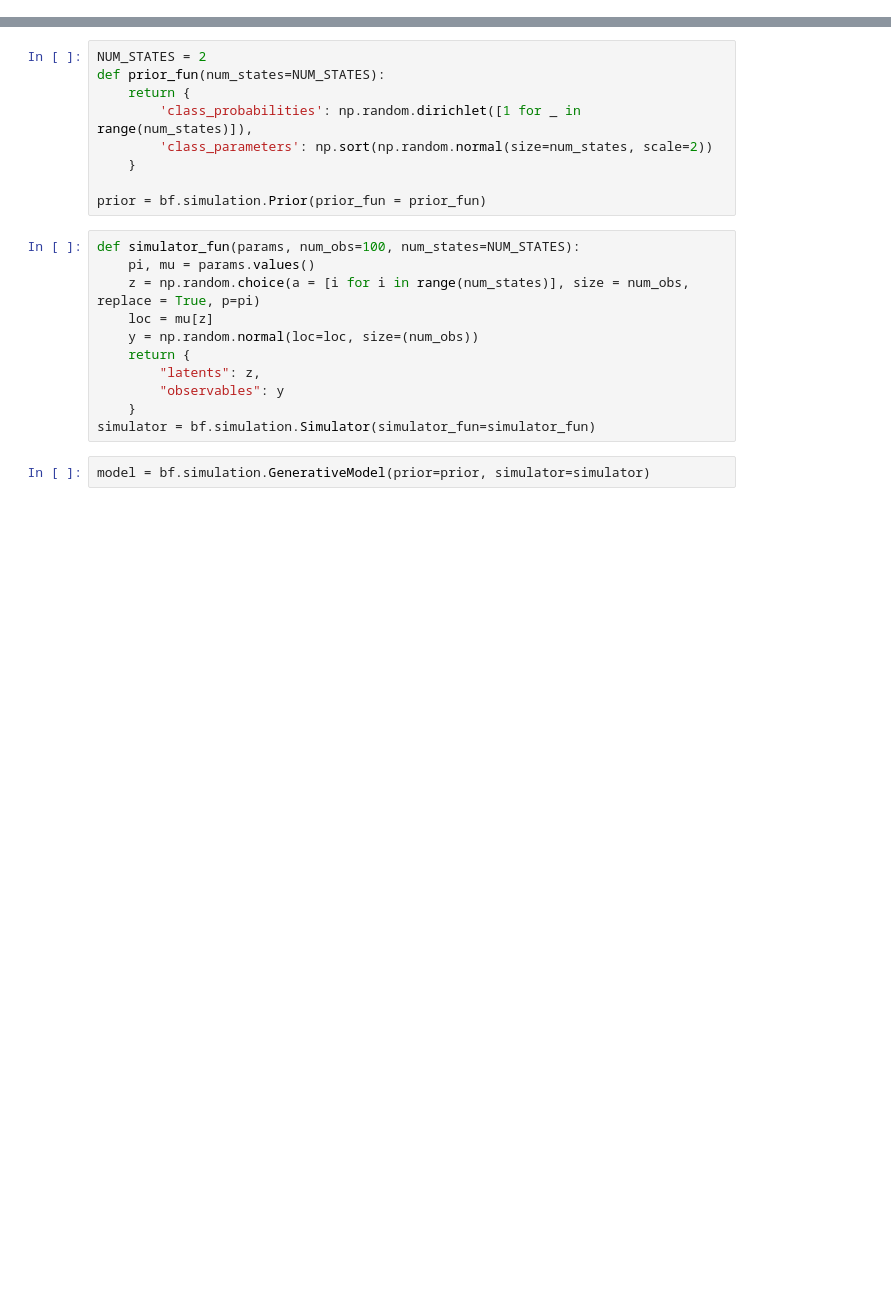
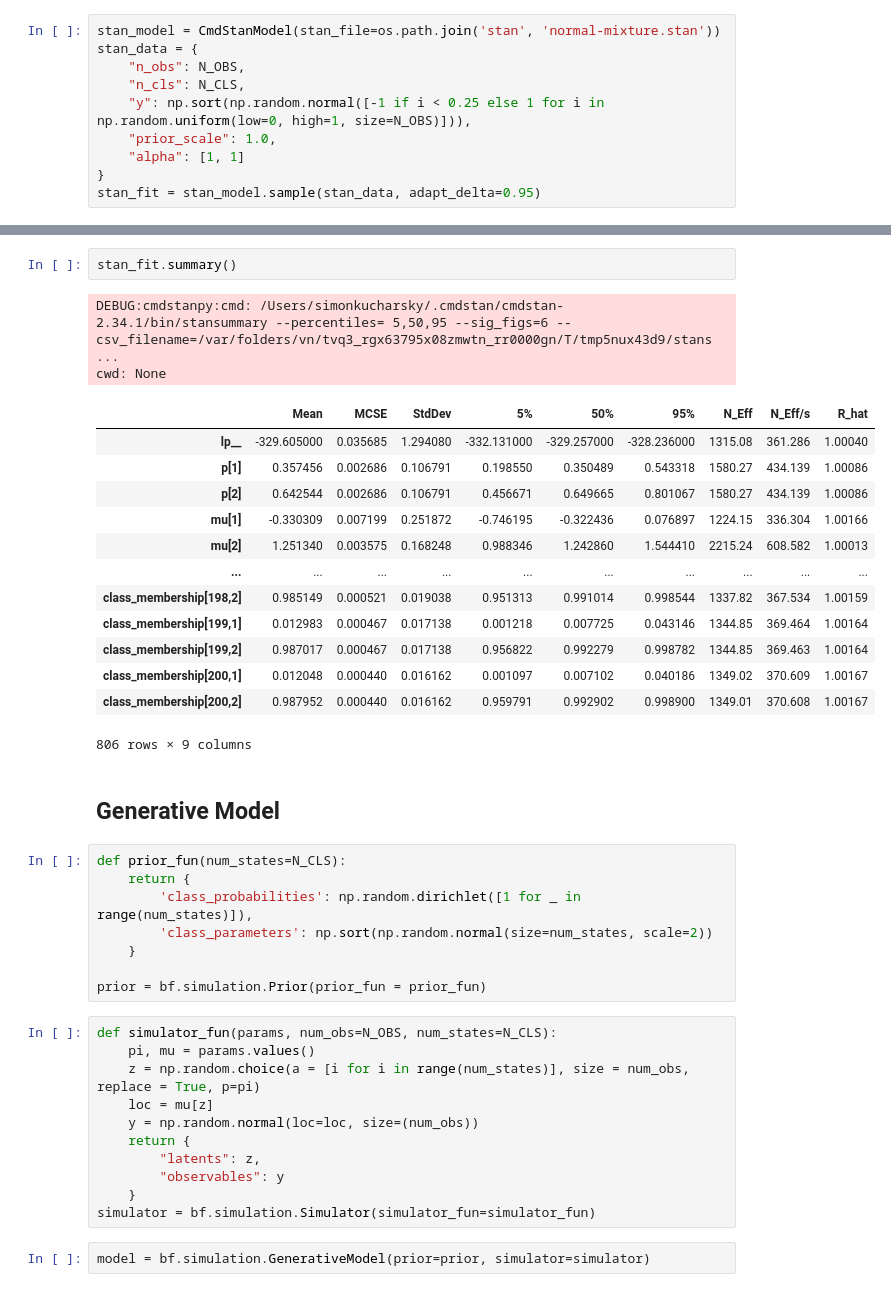
Before and after one commit to Kucharssim/bayesflow-amortized-mixtures, a Jupyter notebook: normal-mixture.ipynb, the cells around one changed output, grey strips where cells are left out. Saved outputs shown, nothing was run; the diff lists cells and outputs as text; blank space fills up the shorter version.

```diff
--- a/normal-mixture.ipynb
+++ b/normal-mixture.ipynb
@@ -6,0 +14,10 @@ from helpers import *
+# %%
+stan_model = CmdStanModel(stan_file=os.path.join('stan', 'normal-mixture.stan'))
+stan_data = {
+    "n_obs": N_OBS,
+    "n_cls": N_CLS,
+    "y": np.sort(np.random.normal([-1 if i < 0.25 else 1 for i in np.random.uniform(low=0, high=1, size=N_OBS)])),
+    "prior_scale": 1.0,
+    "alpha": [1, 1]
+}
+stan_fit = stan_model.sample(stan_data, adapt_delta=0.95)
@@ -7,6 +80,25 @@ from helpers import *
+# %%
+stan_fit.summary()
+# %% [output]
+DEBUG:cmdstanpy:cmd: /Users/simonkucharsky/.cmdstan/cmdstan-2.34.1/bin/stansummary --percentiles= 5,50,95 --sig_figs=6 --csv_filename=/var/folders/vn/tvq3_rgx63795x08zmwtn_rr0000gn/T/tmp5nux43d9/stans ...
+cwd: None
+|  | Mean | MCSE | StdDev | 5% | 50% | 95% | N_Eff | N_Eff/s | R_hat |
+| lp__ | -329.605000 | 0.035685 | 1.294080 | -332.131000 | -329.257000 | -328.236000 | 1315.08 | 361.286 | 1.00040 |
+| p[1] | 0.357456 | 0.002686 | 0.106791 | 0.198550 | 0.350489 | 0.543318 | 1580.27 | 434.139 | 1.00086 |
+| p[2] | 0.642544 | 0.002686 | 0.106791 | 0.456671 | 0.649665 | 0.801067 | 1580.27 | 434.139 | 1.00086 |
+| mu[1] | -0.330309 | 0.007199 | 0.251872 | -0.746195 | -0.322436 | 0.076897 | 1224.15 | 336.304 | 1.00166 |
+| mu[2] | 1.251340 | 0.003575 | 0.168248 | 0.988346 | 1.242860 | 1.544410 | 2215.24 | 608.582 | 1.00013 |
+| ... | ... | ... | ... | ... | ... | ... | ... | ... | ... |
+| class_membership[198,2] | 0.985149 | 0.000521 | 0.019038 | 0.951313 | 0.991014 | 0.998544 | 1337.82 | 367.534 | 1.00159 |
+| class_membership[199,1] | 0.012983 | 0.000467 | 0.017138 | 0.001218 | 0.007725 | 0.043146 | 1344.85 | 369.464 | 1.00164 |
+| class_membership[199,2] | 0.987017 | 0.000467 | 0.017138 | 0.956822 | 0.992279 | 0.998782 | 1344.85 | 369.463 | 1.00164 |
+| class_membership[200,1] | 0.012048 | 0.000440 | 0.016162 | 0.001097 | 0.007102 | 0.040186 | 1349.02 | 370.609 | 1.00167 |
+| class_membership[200,2] | 0.987952 | 0.000440 | 0.016162 | 0.959791 | 0.992902 | 0.998900 | 1349.01 | 370.608 | 1.00167 |
+806 rows × 9 columns
+# %% [markdown]
+## Generative Model
 # %%
-NUM_STATES = 2
-def prior_fun(num_states=NUM_STATES):
+def prior_fun(num_states=N_CLS):
     return {
         'class_probabilities': np.random.dirichlet([1 for _ in range(num_states)]),
         'class_parameters': np.sort(np.random.normal(size=num_states, scale=2))
@@ -14,7 +106,7 @@ def prior_fun(num_states=NUM_STATES):
 
 prior = bf.simulation.Prior(prior_fun = prior_fun)
 # %%
-def simulator_fun(params, num_obs=100, num_states=NUM_STATES):
+def simulator_fun(params, num_obs=N_OBS, num_states=N_CLS):
     pi, mu = params.values()
     z = np.random.choice(a = [i for i in range(num_states)], size = num_obs, replace = True, p=pi)
     loc = mu[z]
```
Also changed, not shown: parts of 24 cells of this notebook, 2 other files.
